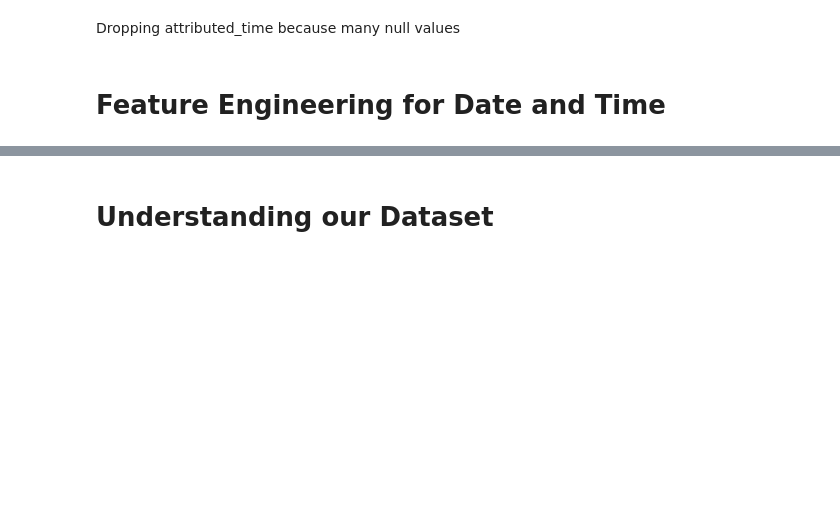
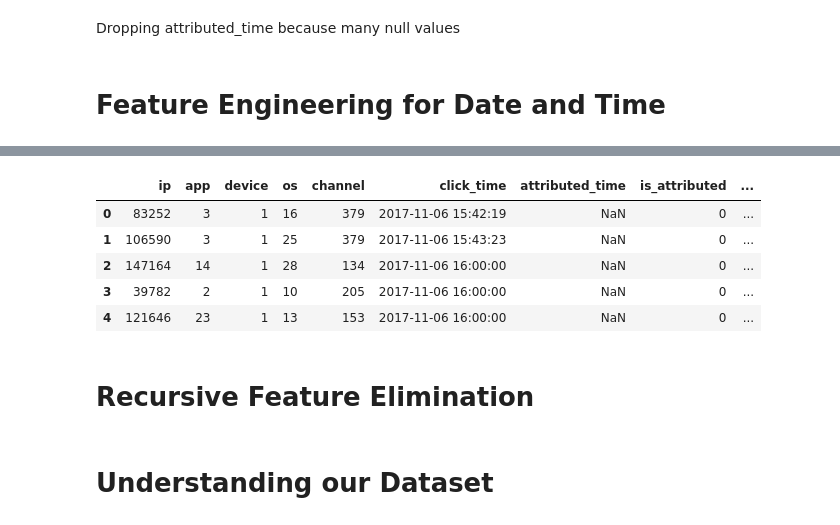
Before and after one commit to catherinelee274/fraud_detection, a Jupyter notebook: main.ipynb, the cells around one changed output, grey strips where cells are left out. Drawn from its saved outputs; the diff is of its cells as text; code cells hidden in the pictures; blank space fills up the shorter version.

```diff
--- a/main.ipynb
+++ b/main.ipynb
@@ -55,0 +53,28 @@ Dropping attributed_time because many null values
+# %%
+# Parsed `click_time` feature to seconds since epoch
+# Stored new column in `click_time_epoch`
+from datetime import datetime, timezone
+
+def epoch_distance(iso):
+    dt = datetime.strptime(iso,"%Y-%m-%d %H:%M:%S")
+    dt.replace(tzinfo=timezone.utc)
+    return dt.timestamp()
+
+#convert click_time to seconds since epoch
+data['click_time_epoch'] =  data['click_time'].map(epoch_distance)
+# %%
+def day_seconds(timestamp):
+    dt = datetime.fromtimestamp(timestamp,timezone.utc)
+    return dt.hour*3600 + dt.minute*60 + dt.second
+
+def day_minutes(timestamp):
+    return round(day_seconds(timestamp) / 60)
+
+
+# parsed `click_time` feature to seconds of the current day
+# stored new column in `click_time_secs`
+data['click_time_secs'] =  data['click_time_epoch'].map(day_seconds)
+
+# parsed `click_time` feature to minutes of the current day
+# stored new column in `click_time_mins`
+data['click_time_mins'] =  data['click_time_epoch'].map(day_minutes)
@@ -56,3 +100,14 @@ Dropping attributed_time because many null values
+# %%
+data.head()
+# %% [output]
+|  | ip | app | device | os | channel | click_time | attributed_time | is_attributed | ... |
+| 0 | 83252 | 3 | 1 | 16 | 379 | 2017-11-06 15:42:19 | NaN | 0 | ... |
+| 1 | 106590 | 3 | 1 | 25 | 379 | 2017-11-06 15:43:23 | NaN | 0 | ... |
+| 2 | 147164 | 14 | 1 | 28 | 134 | 2017-11-06 16:00:00 | NaN | 0 | ... |
+| 3 | 39782 | 2 | 1 | 10 | 205 | 2017-11-06 16:00:00 | NaN | 0 | ... |
+| 4 | 121646 | 23 | 1 | 13 | 153 | 2017-11-06 16:00:00 | NaN | 0 | ... |
+# %% [markdown]
+# Recursive Feature Elimination
 # %% [markdown]
 # Understanding our Dataset
 # %%
```
Also changed, not shown: parts of 25 cells of this notebook.
